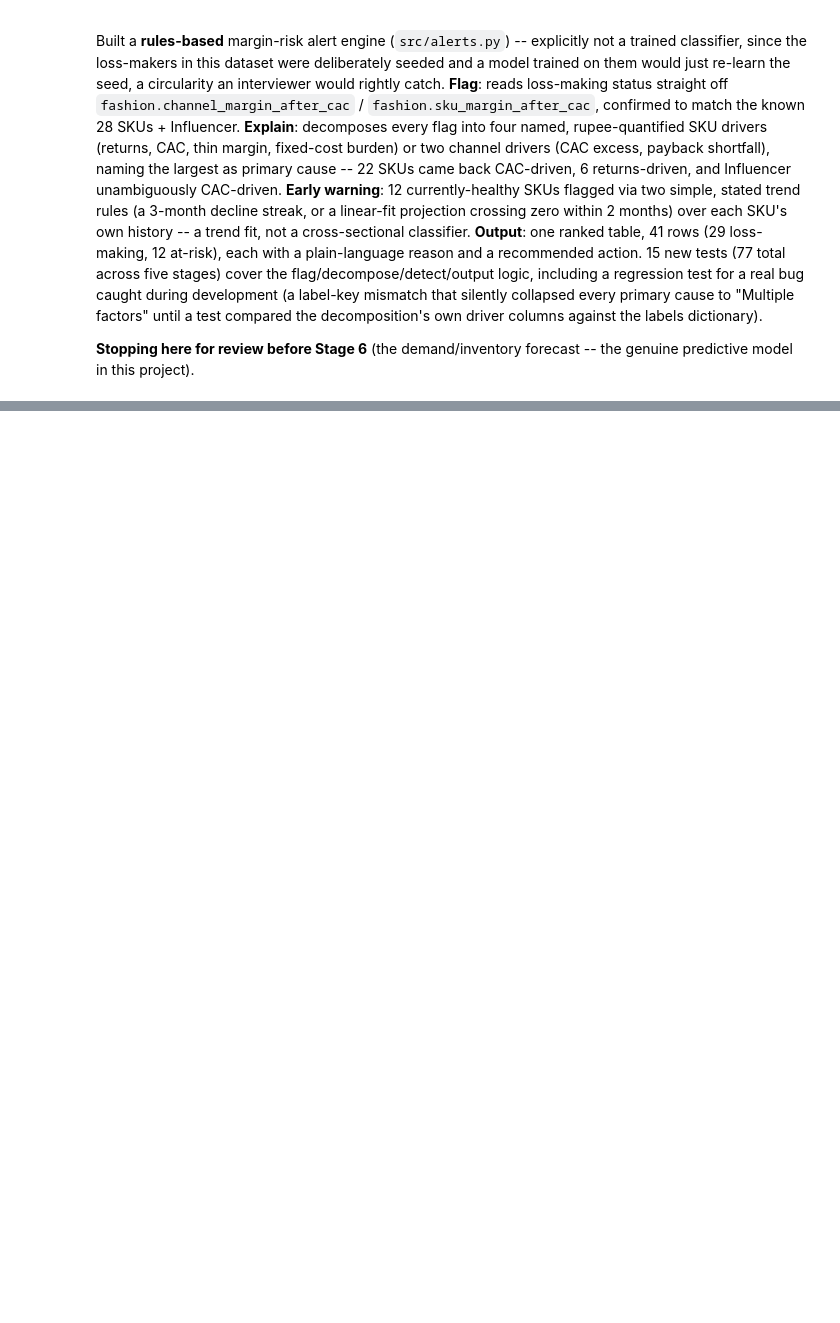
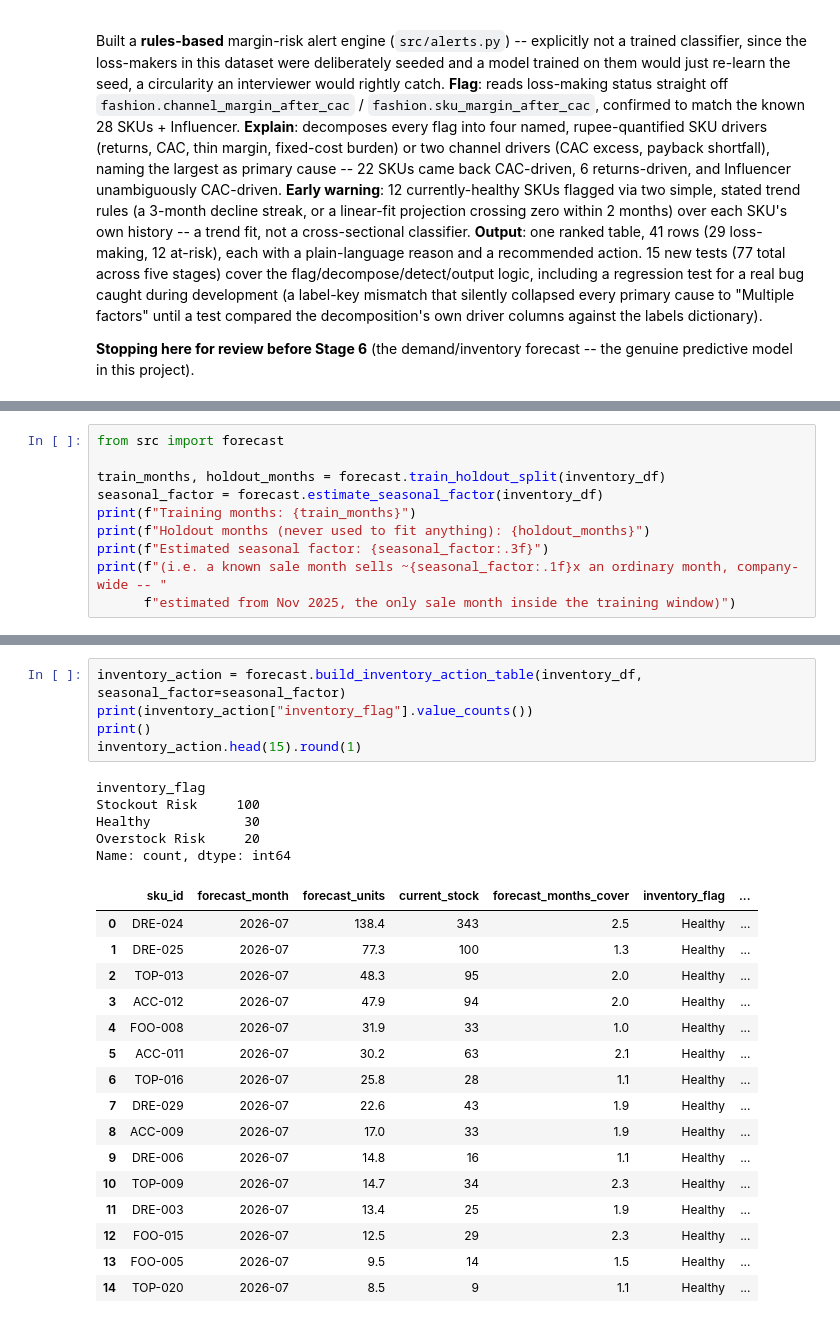
Before and after one commit to hrishikeshkedia-prog/ledger-margin-analysis, a Jupyter notebook: ceo_dashboard/notebooks/ceo_dashboard.ipynb, the cells around one changed output, grey strips where cells are left out. Drawn from its saved outputs; the diff is of its cells as text; blank space fills up the shorter version.

```diff
--- a/ceo_dashboard/notebooks/ceo_dashboard.ipynb
+++ b/ceo_dashboard/notebooks/ceo_dashboard.ipynb
@@ -1944,0 +1969,10 @@ forecast -- the genuine predictive model in this project).
+# %%
+from src import forecast
+
+train_months, holdout_months = forecast.train_holdout_split(inventory_df)
+seasonal_factor = forecast.estimate_seasonal_factor(inventory_df)
+print(f"Training months: {train_months}")
+print(f"Holdout months (never used to fit anything): {holdout_months}")
+print(f"Estimated seasonal factor: {seasonal_factor:.3f}")
+print(f"(i.e. a known sale month sells ~{seasonal_factor:.1f}x an ordinary month, company-wide -- "
+      f"estimated from Nov 2025, the only sale month inside the training window)")
@@ -1944,0 +2110,27 @@ forecast -- the genuine predictive model in this project).
+# %%
+inventory_action = forecast.build_inventory_action_table(inventory_df, seasonal_factor=seasonal_factor)
+print(inventory_action["inventory_flag"].value_counts())
+print()
+inventory_action.head(15).round(1)
+# %% [output]
+inventory_flag
+Stockout Risk     100
+Healthy            30
+Overstock Risk     20
+Name: count, dtype: int64
+|  | sku_id | forecast_month | forecast_units | current_stock | forecast_months_cover | inventory_flag | ... |
+| 0 | DRE-024 | 2026-07 | 138.4 | 343 | 2.5 | Healthy | ... |
+| 1 | DRE-025 | 2026-07 | 77.3 | 100 | 1.3 | Healthy | ... |
+| 2 | TOP-013 | 2026-07 | 48.3 | 95 | 2.0 | Healthy | ... |
+| 3 | ACC-012 | 2026-07 | 47.9 | 94 | 2.0 | Healthy | ... |
+| 4 | FOO-008 | 2026-07 | 31.9 | 33 | 1.0 | Healthy | ... |
+| 5 | ACC-011 | 2026-07 | 30.2 | 63 | 2.1 | Healthy | ... |
+| 6 | TOP-016 | 2026-07 | 25.8 | 28 | 1.1 | Healthy | ... |
+| 7 | DRE-029 | 2026-07 | 22.6 | 43 | 1.9 | Healthy | ... |
+| 8 | ACC-009 | 2026-07 | 17.0 | 33 | 1.9 | Healthy | ... |
+| 9 | DRE-006 | 2026-07 | 14.8 | 16 | 1.1 | Healthy | ... |
+| 10 | TOP-009 | 2026-07 | 14.7 | 34 | 2.3 | Healthy | ... |
+| 11 | DRE-003 | 2026-07 | 13.4 | 25 | 1.9 | Healthy | ... |
+| 12 | FOO-015 | 2026-07 | 12.5 | 29 | 2.3 | Healthy | ... |
+| 13 | FOO-005 | 2026-07 | 9.5 | 14 | 1.5 | Healthy | ... |
+| 14 | TOP-020 | 2026-07 | 8.5 | 9 | 1.1 | Healthy | ... |
```
Also changed, not shown: parts of 19 cells of this notebook, 4 other files.
